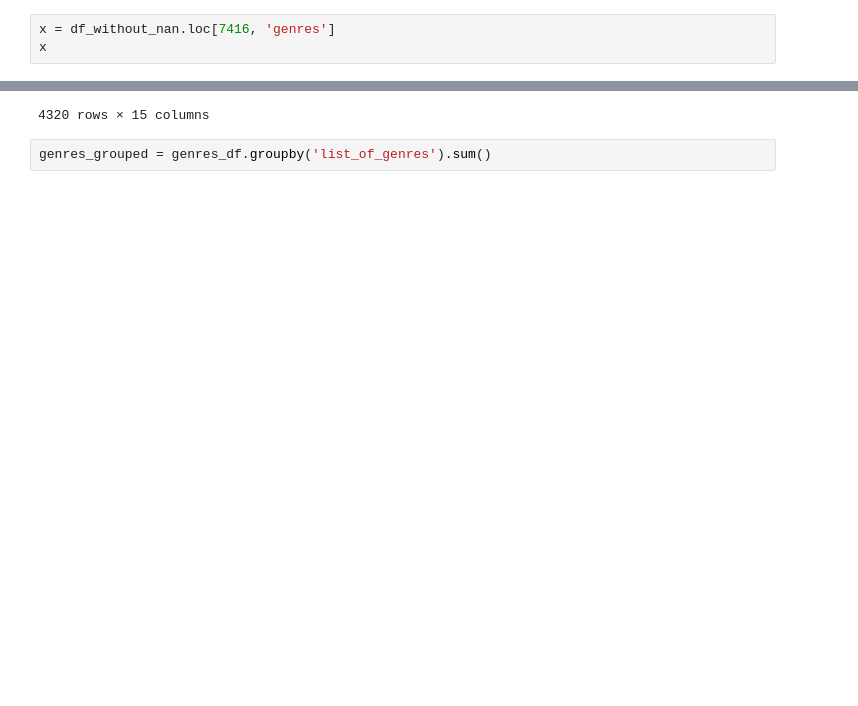
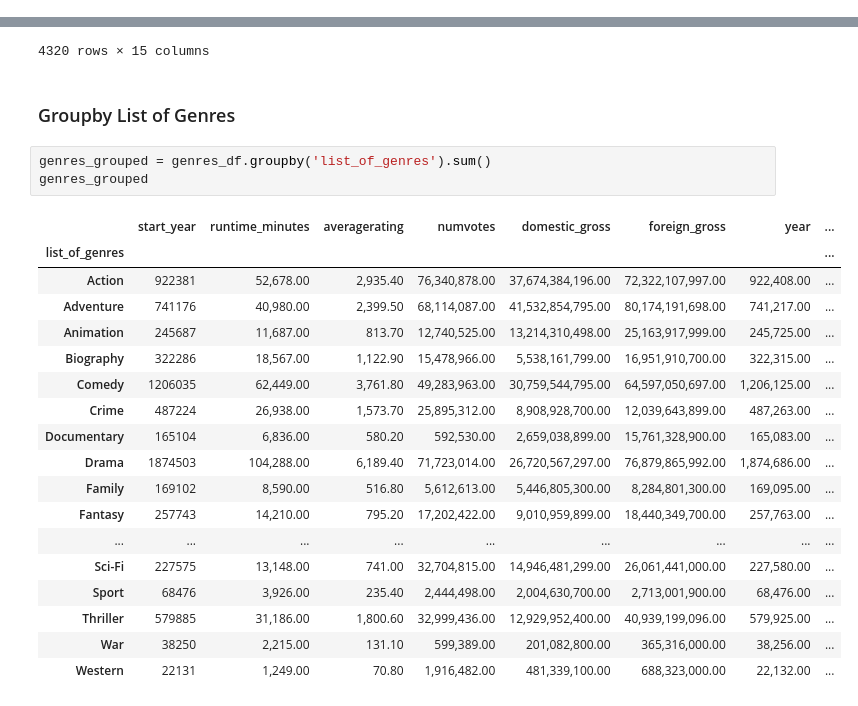
Before and after one commit to GusVilla303/dsc-phase-1-project, a Jupyter notebook: microsoft-movie-analysis.ipynb, the cells around one changed output, grey strips where cells are left out. Drawn from its saved outputs; the diff is of its cells as text; blank space fills up the shorter version.

Commit message:
Save all work on this branch in order to start a new branch to reset foreign_gross earnings

```diff
--- a/microsoft-movie-analysis.ipynb
+++ b/microsoft-movie-analysis.ipynb
@@ -459,6 +497,3 @@ df_without_nan
 | 11261 | tt1625150 | North Sea Texas | Noordzee, Texas | 2011 | 98.00 | Drama,Romance | 7.20 | 7,476.00 | ... |
 | 24172 | tt1978447 | Policeman | Ha-shoter | 2011 | 105.00 | Drama | 6.20 | 766.00 | ... |
 1767 rows × 14 columns
-# %%
-x = df_without_nan.loc[7416, 'genres']
-x
@@ -498,5 +531,27 @@ genres_df
 | 11261 | tt1625150 | North Sea Texas | Noordzee, Texas | 2011 | 98.00 | Drama,Romance | 7.20 | 7,476.00 | ... |
 | 24172 | tt1978447 | Policeman | Ha-shoter | 2011 | 105.00 | Drama | 6.20 | 766.00 | ... |
 4320 rows × 15 columns
+# %% [markdown]
+### Groupby List of Genres
 # %%
 genres_grouped = genres_df.groupby('list_of_genres').sum()
+genres_grouped
+# %% [output]
+|  | start_year | runtime_minutes | averagerating | numvotes | domestic_gross | foreign_gross | year | ... |
+| list_of_genres |  |  |  |  |  |  |  | ... |
+| Action | 922381 | 52,678.00 | 2,935.40 | 76,340,878.00 | 37,674,384,196.00 | 72,322,107,997.00 | 922,408.00 | ... |
+| Adventure | 741176 | 40,980.00 | 2,399.50 | 68,114,087.00 | 41,532,854,795.00 | 80,174,191,698.00 | 741,217.00 | ... |
+| Animation | 245687 | 11,687.00 | 813.70 | 12,740,525.00 | 13,214,310,498.00 | 25,163,917,999.00 | 245,725.00 | ... |
+| Biography | 322286 | 18,567.00 | 1,122.90 | 15,478,966.00 | 5,538,161,799.00 | 16,951,910,700.00 | 322,315.00 | ... |
+| Comedy | 1206035 | 62,449.00 | 3,761.80 | 49,283,963.00 | 30,759,544,795.00 | 64,597,050,697.00 | 1,206,125.00 | ... |
+| Crime | 487224 | 26,938.00 | 1,573.70 | 25,895,312.00 | 8,908,928,700.00 | 12,039,643,899.00 | 487,263.00 | ... |
+| Documentary | 165104 | 6,836.00 | 580.20 | 592,530.00 | 2,659,038,899.00 | 15,761,328,900.00 | 165,083.00 | ... |
+| Drama | 1874503 | 104,288.00 | 6,189.40 | 71,723,014.00 | 26,720,567,297.00 | 76,879,865,992.00 | 1,874,686.00 | ... |
+| Family | 169102 | 8,590.00 | 516.80 | 5,612,613.00 | 5,446,805,300.00 | 8,284,801,300.00 | 169,095.00 | ... |
+| Fantasy | 257743 | 14,210.00 | 795.20 | 17,202,422.00 | 9,010,959,899.00 | 18,440,349,700.00 | 257,763.00 | ... |
+| ... | ... | ... | ... | ... | ... | ... | ... | ... |
+| Sci-Fi | 227575 | 13,148.00 | 741.00 | 32,704,815.00 | 14,946,481,299.00 | 26,061,441,000.00 | 227,580.00 | ... |
+| Sport | 68476 | 3,926.00 | 235.40 | 2,444,498.00 | 2,004,630,700.00 | 2,713,001,900.00 | 68,476.00 | ... |
+| Thriller | 579885 | 31,186.00 | 1,800.60 | 32,999,436.00 | 12,929,952,400.00 | 40,939,199,096.00 | 579,925.00 | ... |
+| War | 38250 | 2,215.00 | 131.10 | 599,389.00 | 201,082,800.00 | 365,316,000.00 | 38,256.00 | ... |
+| Western | 22131 | 1,249.00 | 70.80 | 1,916,482.00 | 481,339,100.00 | 688,323,000.00 | 22,132.00 | ... |
```
Also changed, not shown: parts of 8 cells of this notebook.
